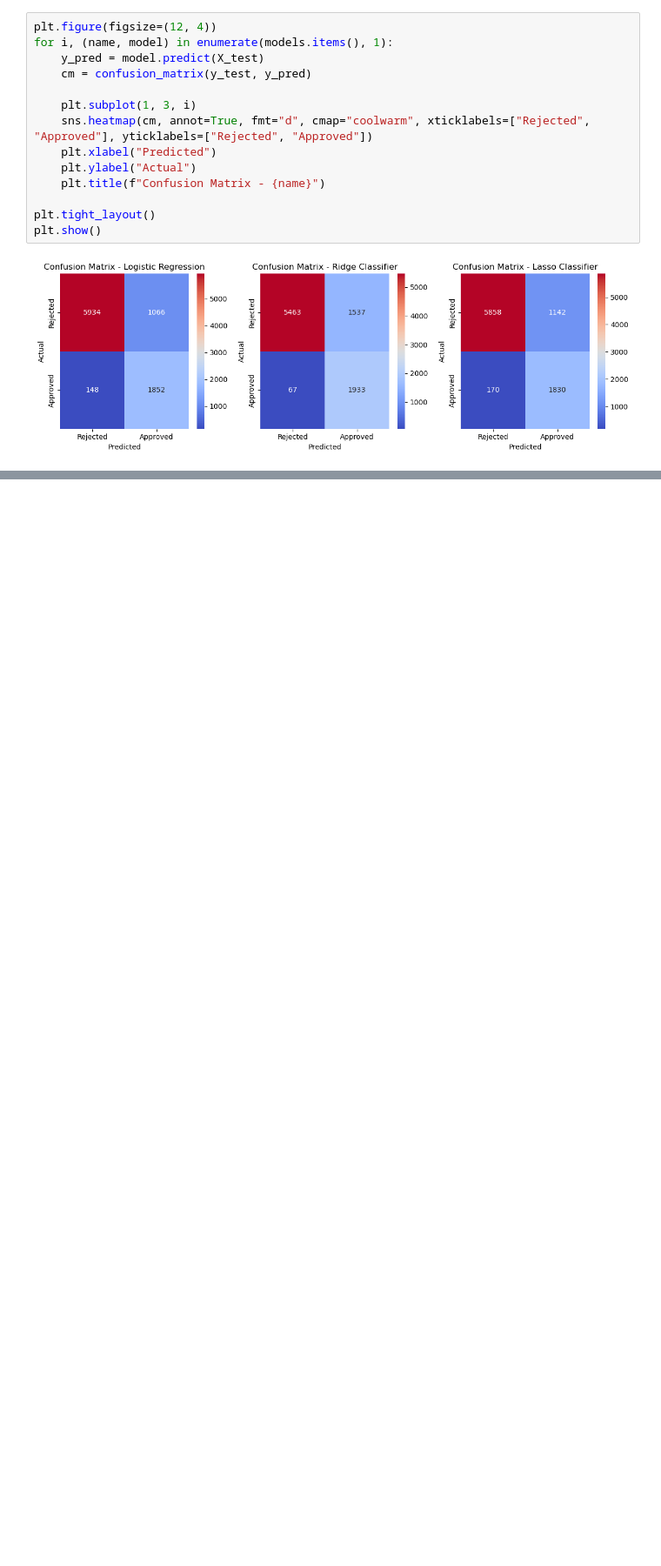
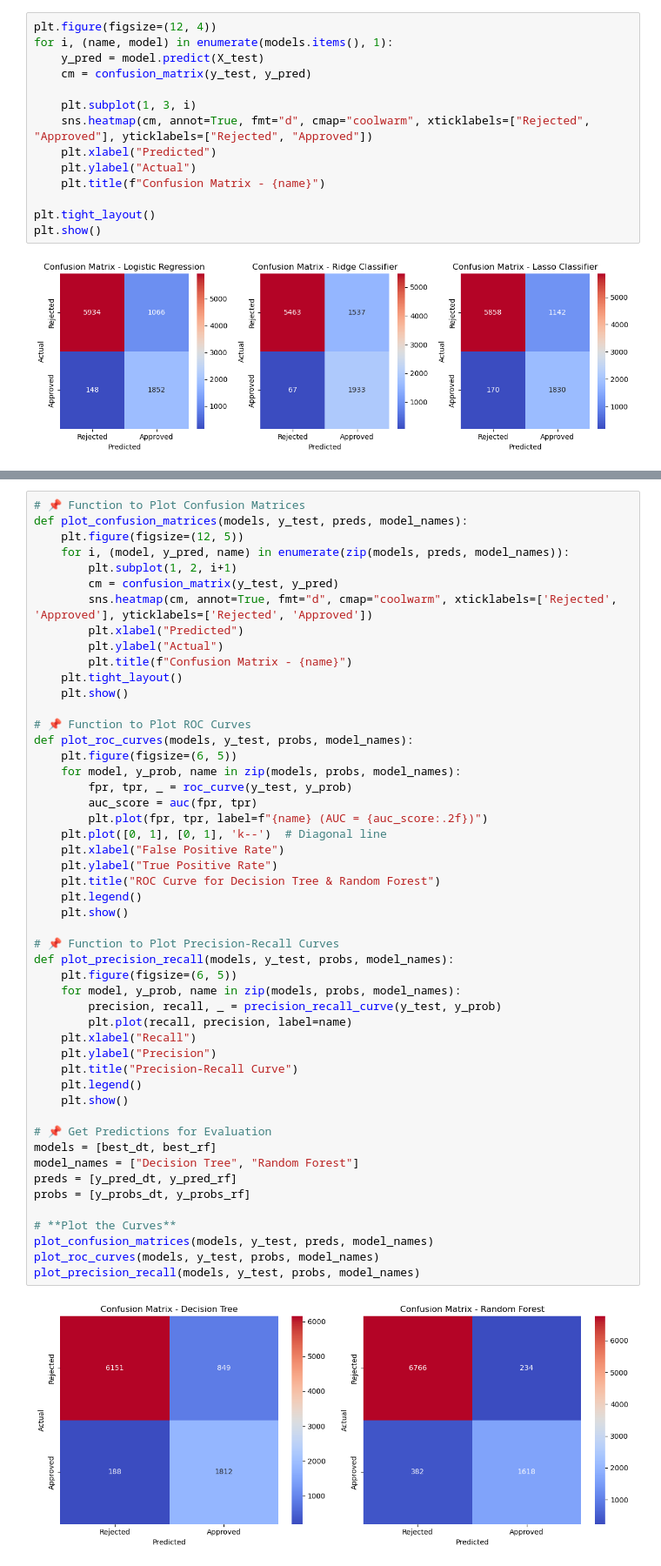
Before and after one commit to khan-asim-88/Loan-Approval-Prediction-Using-Machine-Learning, a Jupyter notebook: Loan_Approval_Prediction.ipynb, the cells around one changed output, grey strips where cells are left out. Shown at 87% size. Saved outputs shown, nothing was run; the diff lists cells and outputs as text; blank space fills up the shorter version.

Commit message:
Applying Tree Based Models

```diff
--- a/Loan_Approval_Prediction.ipynb
+++ b/Loan_Approval_Prediction.ipynb
@@ -855,0 +949,52 @@ plt.show()
+# %%
+# 📌 Function to Plot Confusion Matrices
+def plot_confusion_matrices(models, y_test, preds, model_names):
+    plt.figure(figsize=(12, 5))
+    for i, (model, y_pred, name) in enumerate(zip(models, preds, model_names)):
+        plt.subplot(1, 2, i+1)
+        cm = confusion_matrix(y_test, y_pred)
+        sns.heatmap(cm, annot=True, fmt="d", cmap="coolwarm", xticklabels=['Rejected', 'Approved'], yticklabels=['Rejected', 'Approved'])
+        plt.xlabel("Predicted")
+        plt.ylabel("Actual")
+        plt.title(f"Confusion Matrix - {name}")
+    plt.tight_layout()
+    plt.show()
+
+# 📌 Function to Plot ROC Curves
+def plot_roc_curves(models, y_test, probs, model_names):
+    plt.figure(figsize=(6, 5))
+    for model, y_prob, name in zip(models, probs, model_names):
+        fpr, tpr, _ = roc_curve(y_test, y_prob)
+        auc_score = auc(fpr, tpr)
+        plt.plot(fpr, tpr, label=f"{name} (AUC = {auc_score:.2f})")
+    plt.plot([0, 1], [0, 1], 'k--')  # Diagonal line
+    plt.xlabel("False Positive Rate")
+    plt.ylabel("True Positive Rate")
+    plt.title("ROC Curve for Decision Tree & Random Forest")
+    plt.legend()
+    plt.show()
+
+# 📌 Function to Plot Precision-Recall Curves
+def plot_precision_recall(models, y_test, probs, model_names):
+    plt.figure(figsize=(6, 5))
+    for model, y_prob, name in zip(models, probs, model_names):
+        precision, recall, _ = precision_recall_curve(y_test, y_prob)
+        plt.plot(recall, precision, label=name)
+    plt.xlabel("Recall")
+    plt.ylabel("Precision")
+    plt.title("Precision-Recall Curve")
+    plt.legend()
+    plt.show()
+
+# 📌 Get Predictions for Evaluation
+models = [best_dt, best_rf]
+model_names = ["Decision Tree", "Random Forest"]
+preds = [y_pred_dt, y_pred_rf]
+probs = [y_probs_dt, y_probs_rf]
+
+# **Plot the Curves**
+plot_confusion_matrices(models, y_test, preds, model_names)
+plot_roc_curves(models, y_test, probs, model_names)
+plot_precision_recall(models, y_test, probs, model_names)
+# %% [output]
+[figure, added]
```
Also changed, not shown: parts of 8 cells of this notebook.
